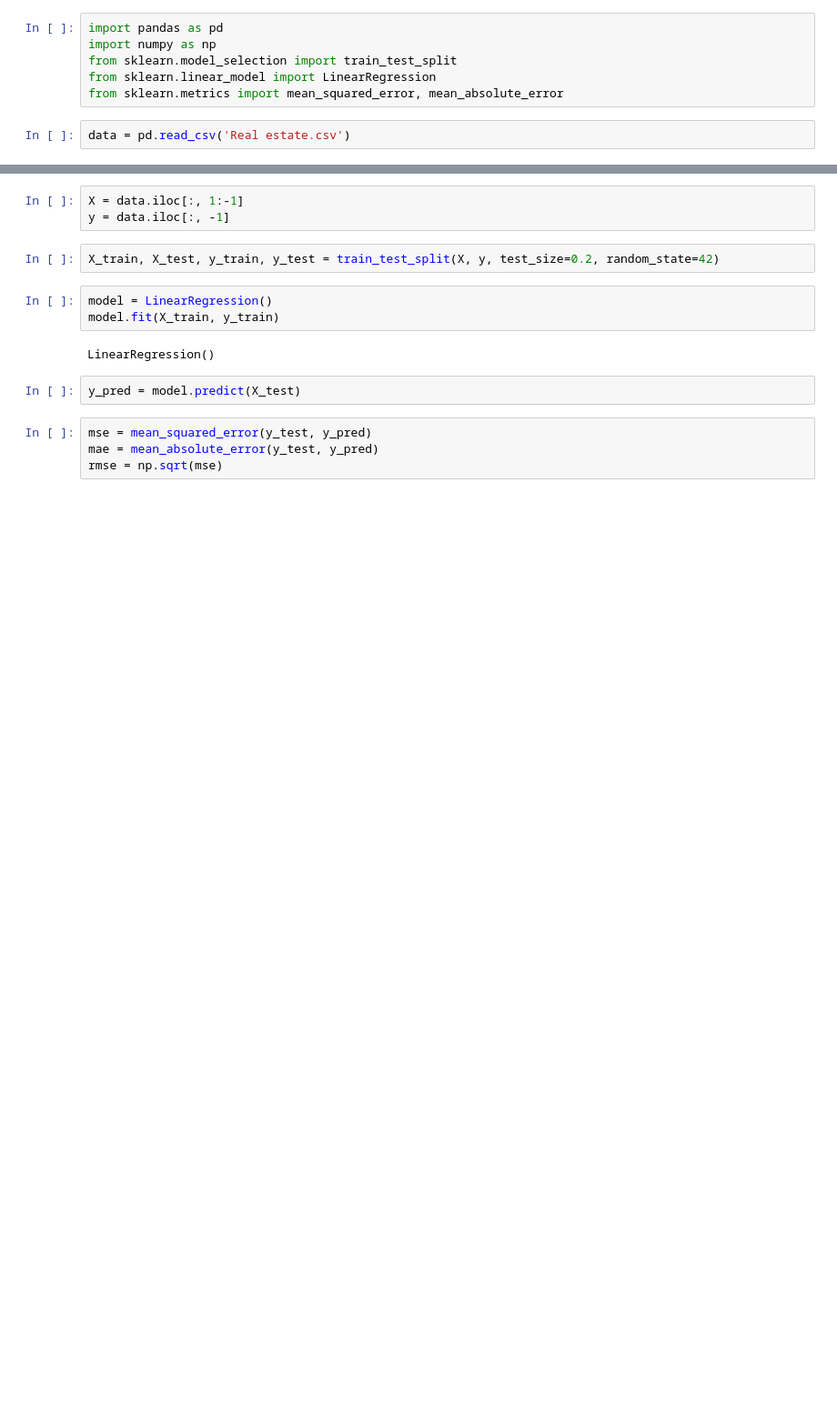
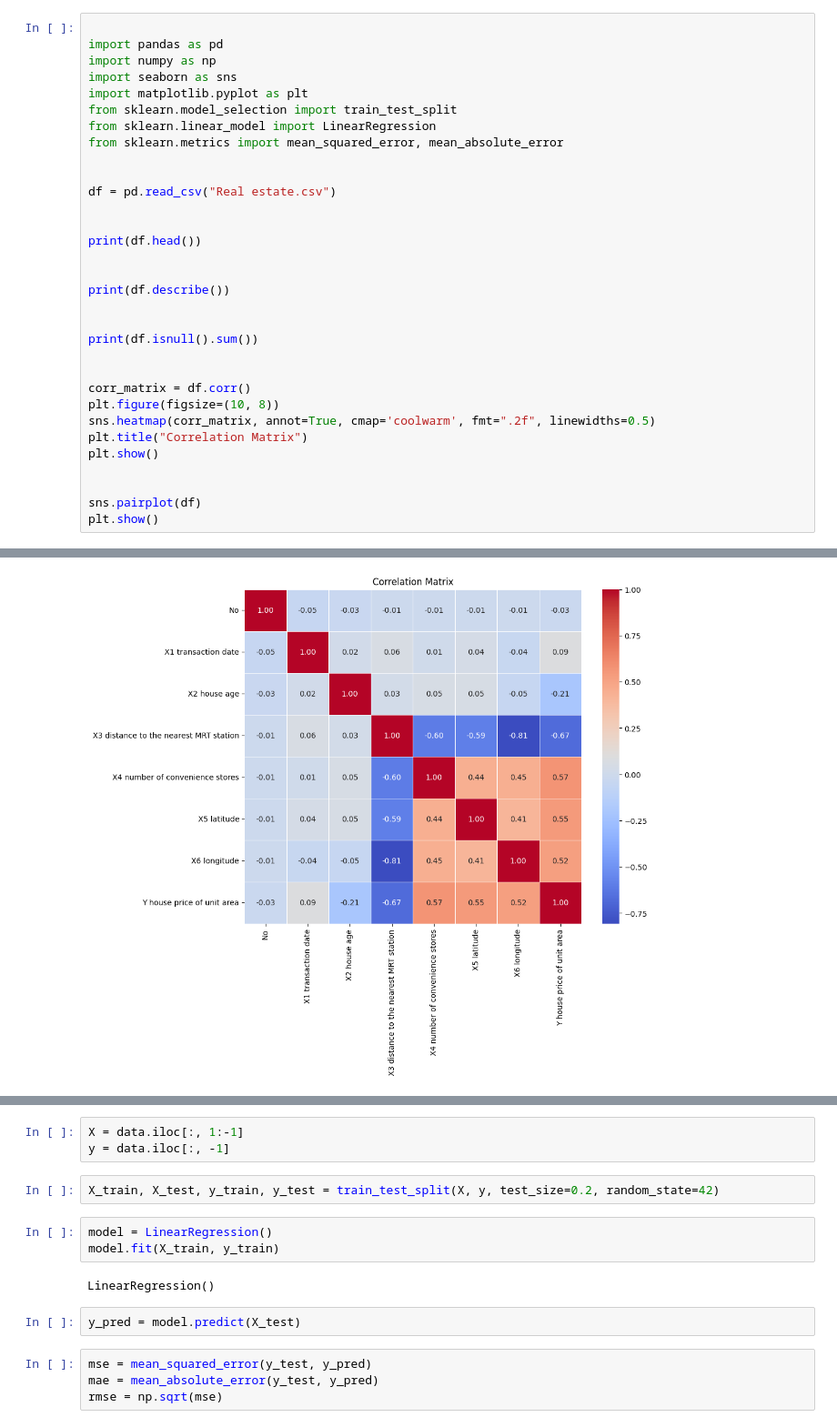
Before and after one commit to arnoldwainaina2865/githubdemo, a Jupyter notebook: Untitled3.ipynb, the cells around one changed output, grey strips where cells are left out. Shown at 91% size. Saved outputs shown, nothing was run; the diff lists cells and outputs as text; blank space fills up the shorter version.

```diff
--- a/Untitled3.ipynb
+++ b/Untitled3.ipynb
@@ -1,10 +1,35 @@
 # %% [markdown]
 <a href="https://colab.research.google.com/github/arnoldwainaina2865/githubdemo/blob/main/Untitled3.ipynb" target="_parent"><img src="https://colab.research.google.com/assets/colab-badge.svg" alt="Open In Colab"/></a>
-# %%
-import pandas as pd
-import numpy as np
-from sklearn.model_selection import train_test_split
-from sklearn.linear_model import LinearRegression
-from sklearn.metrics import mean_squared_error, mean_absolute_error
-# %%
-data = pd.read_csv('Real estate.csv')
+# %%
+
+import pandas as pd
+import numpy as np
+import seaborn as sns
+import matplotlib.pyplot as plt
+from sklearn.model_selection import train_test_split
+from sklearn.linear_model import LinearRegression
+from sklearn.metrics import mean_squared_error, mean_absolute_error
+
+
+df = pd.read_csv("Real estate.csv")
+
+
+print(df.head())
+
+
+print(df.describe())
+
+
+print(df.isnull().sum())
+
+
+corr_matrix = df.corr()
+plt.figure(figsize=(10, 8))
+sns.heatmap(corr_matrix, annot=True, cmap='coolwarm', fmt=".2f", linewidths=0.5)
+plt.title("Correlation Matrix")
+plt.show()
+
+
+sns.pairplot(df)
+plt.show()
+# %% [output]
@@ -10,0 +53 @@ data = pd.read_csv('Real estate.csv')
+[figure, added]
```
Also changed, not shown: parts of 3 cells of this notebook.
